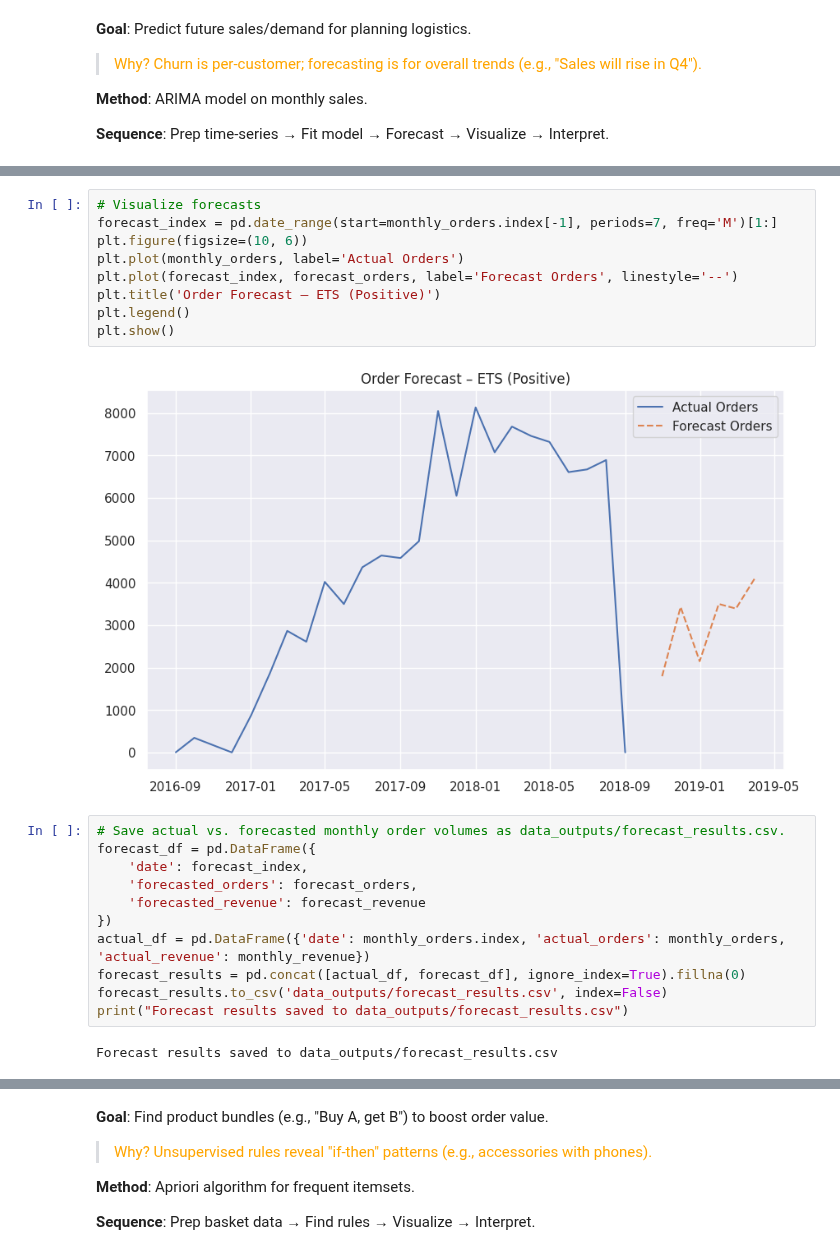
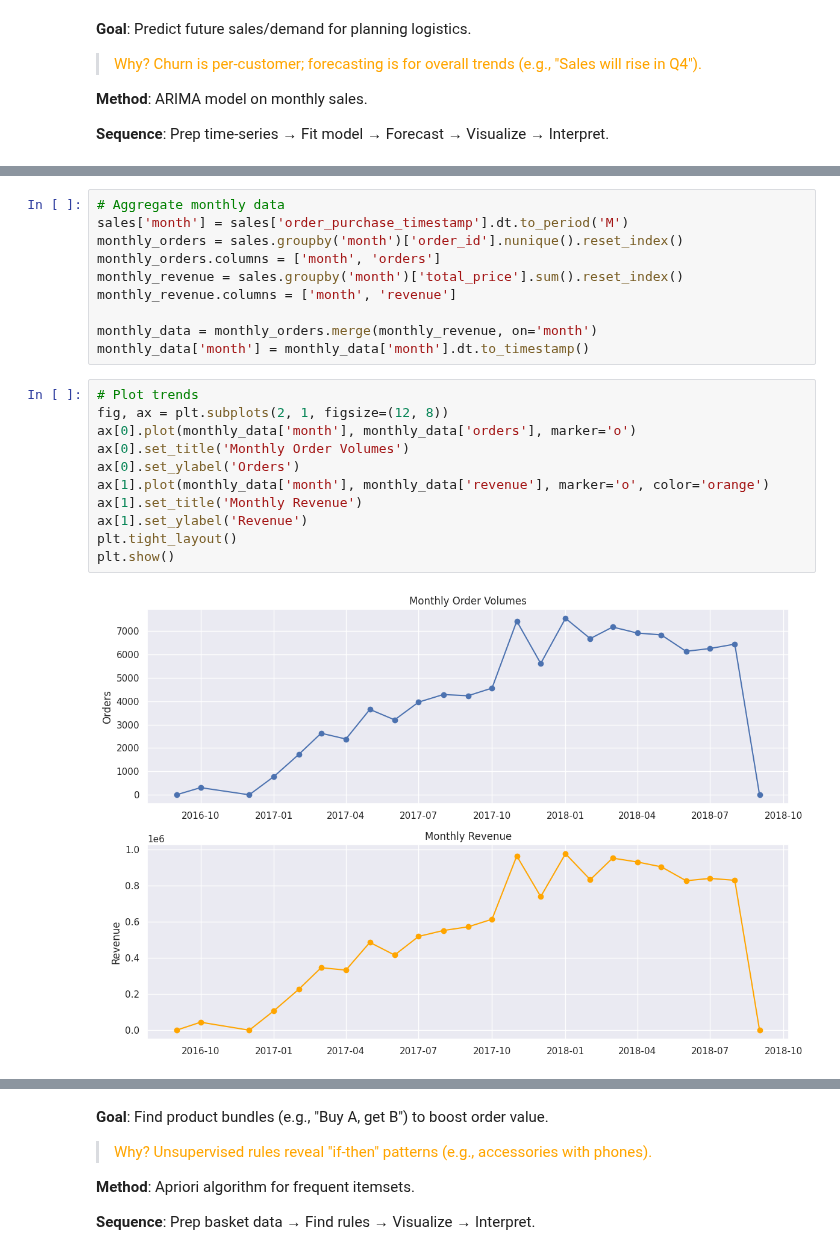
Before and after one commit to Kanakbaghel/Capstone_Project, a Jupyter notebook: Scripts/P3 : Retailsmart Advanced Analytics.ipynb, the cells around one changed output, grey strips where cells are left out. Cells and saved outputs as stored; diff of their text form.

```diff
--- a/Scripts/P3 : Retailsmart Advanced Analytics.ipynb
+++ b/Scripts/P3 : Retailsmart Advanced Analytics.ipynb
@@ -325,24 +239,23 @@ Forecast Insights:
-# %%
-# Visualize forecasts
-forecast_index = pd.date_range(start=monthly_orders.index[-1], periods=7, freq='M')[1:]
-plt.figure(figsize=(10, 6))
-plt.plot(monthly_orders, label='Actual Orders')
-plt.plot(forecast_index, forecast_orders, label='Forecast Orders', linestyle='--')
-plt.title('Order Forecast – ETS (Positive)')
-plt.legend()
-plt.show()
-# %% [output]
-[figure, removed]
-# %%
-# Save actual vs. forecasted monthly order volumes as data_outputs/forecast_results.csv.
-forecast_df = pd.DataFrame({
-    'date': forecast_index,
-    'forecasted_orders': forecast_orders,
-    'forecasted_revenue': forecast_revenue
-})
-actual_df = pd.DataFrame({'date': monthly_orders.index, 'actual_orders': monthly_orders, 'actual_revenue': monthly_revenue})
-forecast_results = pd.concat([actual_df, forecast_df], ignore_index=True).fillna(0)
-forecast_results.to_csv('data_outputs/forecast_results.csv', index=False)
-print("Forecast results saved to data_outputs/forecast_results.csv")
-# %% [output]
-Forecast results saved to data_outputs/forecast_results.csv
+# %%
+# Aggregate monthly data
+sales['month'] = sales['order_purchase_timestamp'].dt.to_period('M')
+monthly_orders = sales.groupby('month')['order_id'].nunique().reset_index()
+monthly_orders.columns = ['month', 'orders']
+monthly_revenue = sales.groupby('month')['total_price'].sum().reset_index()
+monthly_revenue.columns = ['month', 'revenue']
+
+monthly_data = monthly_orders.merge(monthly_revenue, on='month')
+monthly_data['month'] = monthly_data['month'].dt.to_timestamp()
+# %%
+# Plot trends
+fig, ax = plt.subplots(2, 1, figsize=(12, 8))
+ax[0].plot(monthly_data['month'], monthly_data['orders'], marker='o')
+ax[0].set_title('Monthly Order Volumes')
+ax[0].set_ylabel('Orders')
+ax[1].plot(monthly_data['month'], monthly_data['revenue'], marker='o', color='orange')
+ax[1].set_title('Monthly Revenue')
+ax[1].set_ylabel('Revenue')
+plt.tight_layout()
+plt.show()
+# %% [output]
+[figure, added]
```
Also changed, not shown: parts of 48 cells of this notebook.
